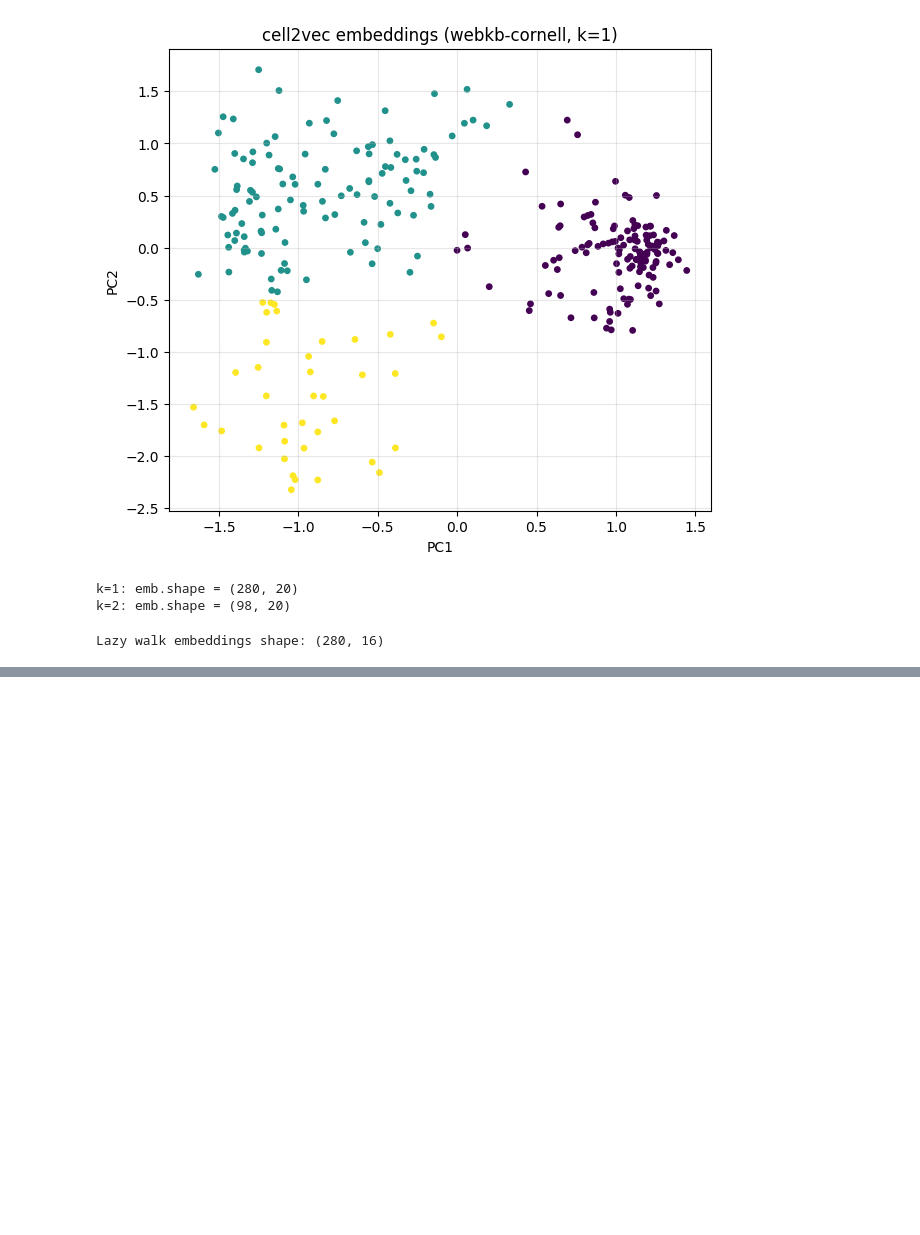
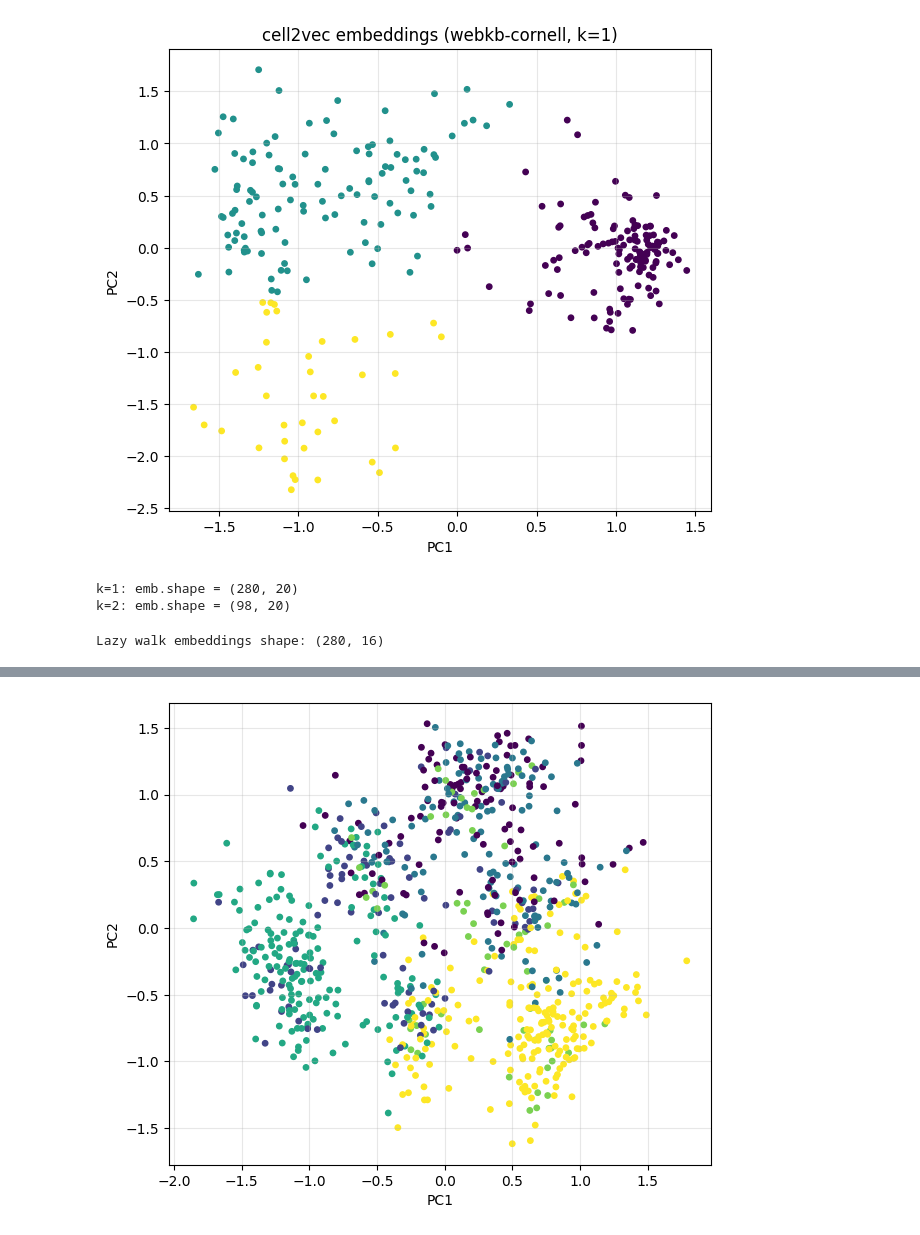
Before and after one commit to Stefan4814/pytspl, a Jupyter notebook: notebooks/embeddings.ipynb, the cells around one changed output, grey strips where cells are left out. Cells and saved outputs as stored; diff of their text form; code cells hidden in the pictures; blank space fills up the shorter version.

```diff
--- a/notebooks/embeddings.ipynb
+++ b/notebooks/embeddings.ipynb
@@ -114,0 +293,17 @@ Lazy walk embeddings shape: (280, 16)
+# %%
+n_clusters = 6
+kmeans = KMeans(n_clusters=n_clusters, random_state=0)
+labels = kmeans.fit_predict(embeddings)
+
+pca = PCA(n_components=2, random_state=0)
+emb_2d = pca.fit_transform(embeddings)
+
+plt.figure(figsize=(7, 6))
+scatter = plt.scatter(emb_2d[:, 0], emb_2d[:, 1], c=labels, s=15)
+#plt.title(f"cell2vec embeddings ({dataset}, k={k})")
+plt.xlabel("PC1")
+plt.ylabel("PC2")
+plt.grid(alpha=0.3)
+plt.show()
+# %% [output]
+[figure, added]
```
Also changed, not shown: parts of 5 cells of this notebook, 2 other files.
